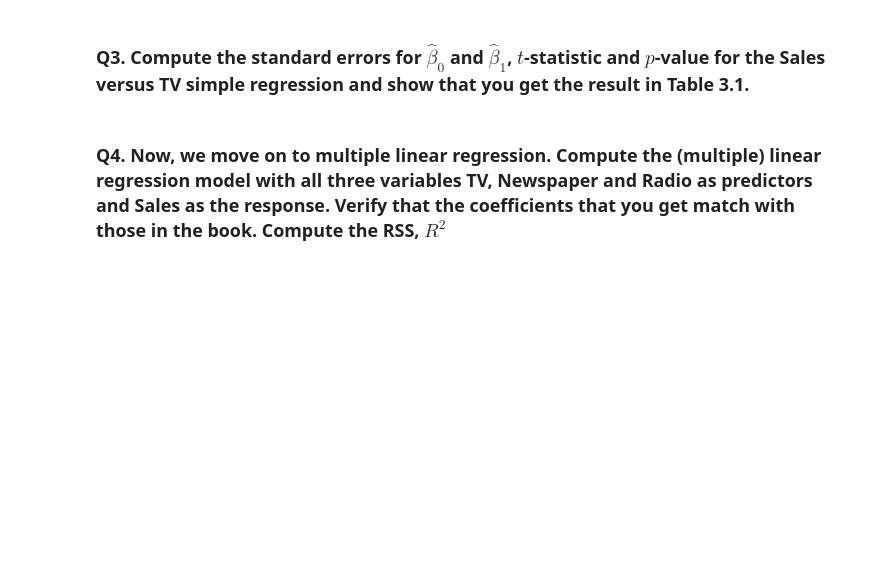
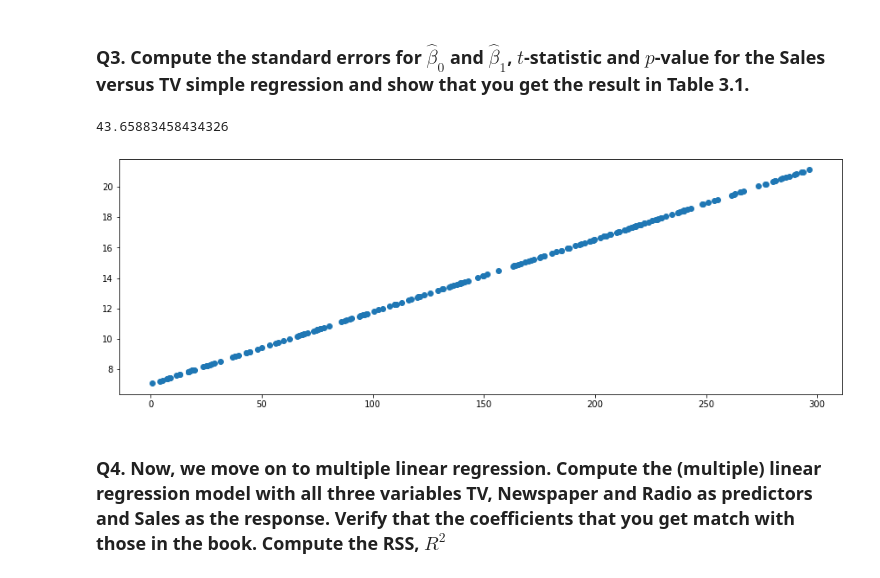
Before and after one commit to SmithTyler/APPLIED-DATA-SCIENCE, a Jupyter notebook: HW3/Homework 3.ipynb, the cells around one changed output. Cells and saved outputs as stored; diff of their text form; code cells hidden in the pictures; blank space fills up the shorter version.

```diff
--- a/HW3/Homework 3.ipynb
+++ b/HW3/Homework 3.ipynb
@@ -157,6 +157,16 @@ ax[2].plot(news_ax,news_fit2,color='red')
 [figure]
 # %% [markdown]
 ### Q3. Compute the standard errors for $\hat{\beta}_0$ and $\hat{\beta}_1$, $t$-statistic and $p$-value for the Sales versus TV simple regression and show that you get the result in Table 3.1.
+# %%
+y = adv.iloc[:,4:5].values #making y a 2D array
+y_est = reg.predict(x)
+#print(x_est)
+plt.scatter(x,y_est)
+irr_err_var = np.mean((np.subtract(y,y_est))**2)
+print(irr_err_var)
+# %% [output]
+43.65883458434326
+[figure, added]
 # %% [markdown]
 ### Q4. Now, we move on to multiple linear regression. Compute the (multiple) linear regression model with all three variables TV, Newspaper and Radio as predictors and Sales as the response. Verify that the coefficients that you get match with those in the book. Compute the RSS, $R^2$
 # %% [markdown]
```
Also changed, not shown: parts of 1 cell of this notebook.
